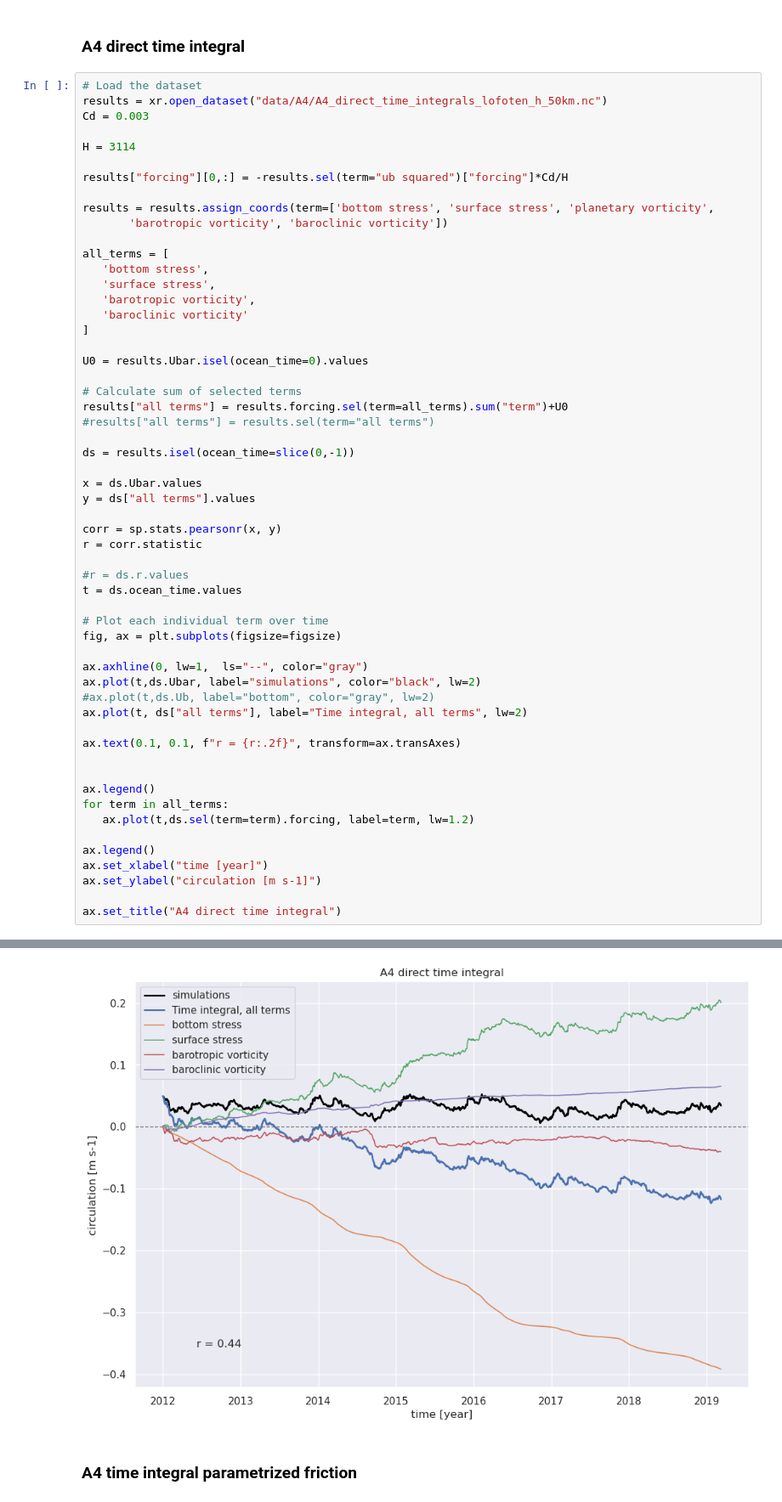
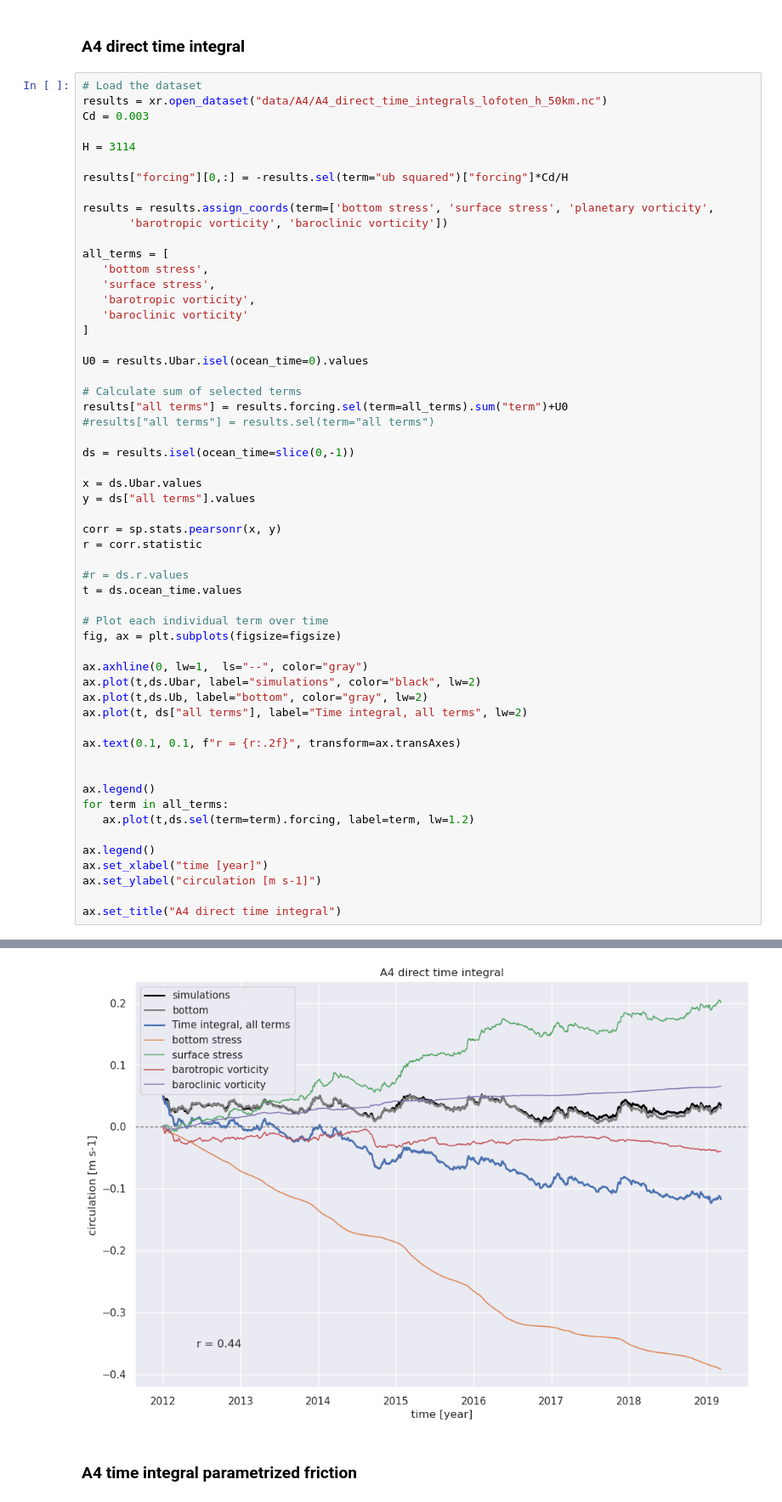
Before and after one commit to alpsjur/Vorticity-Driven-Circulation, a Jupyter notebook: present_model_results.ipynb, the cells around one changed output, grey strips where cells are left out. Shown at 85% size. Cells and saved outputs as stored; diff of their text form.

```diff
--- a/present_model_results.ipynb
+++ b/present_model_results.ipynb
@@ -145,35 +145,35 @@ ds = results.isel(ocean_time=slice(0,-1))
 x = ds.Ubar.values
 y = ds["all terms"].values
 
 corr = sp.stats.pearsonr(x, y)
 r = corr.statistic
 
 #r = ds.r.values
 t = ds.ocean_time.values
 
 # Plot each individual term over time
 fig, ax = plt.subplots(figsize=figsize)
 
 ax.axhline(0, lw=1,  ls="--", color="gray")
 ax.plot(t,ds.Ubar, label="simulations", color="black", lw=2)
-#ax.plot(t,ds.Ub, label="bottom", color="gray", lw=2)
+ax.plot(t,ds.Ub, label="bottom", color="gray", lw=2)
 ax.plot(t, ds["all terms"], label="Time integral, all terms", lw=2)
 
 ax.text(0.1, 0.1, f"r = {r:.2f}", transform=ax.transAxes)
 
 
 ax.legend()
 for term in all_terms:
    ax.plot(t,ds.sel(term=term).forcing, label=term, lw=1.2)
 
 ax.legend()
 ax.set_xlabel("time [year]")
 ax.set_ylabel("circulation [m s-1]")
 
 ax.set_title("A4 direct time integral")
 # %% [output]
 Text(0.5, 1.0, 'A4 direct time integral')
-[figure, old version]
+[figure, new version]
 # %% [markdown]
 ### A4 time integral parametrized friction
 # %%
```
Also changed, not shown: parts of 3 cells of this notebook, 1 other file.
